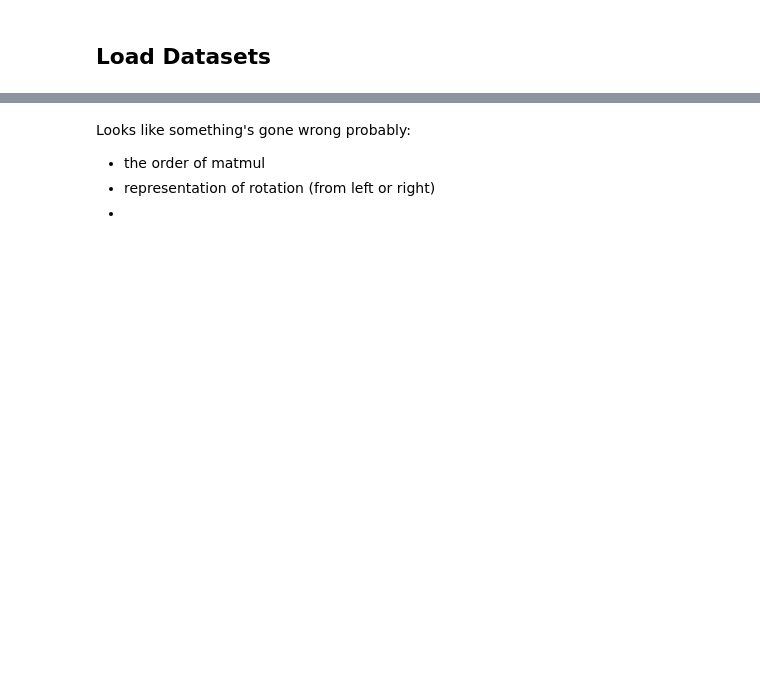
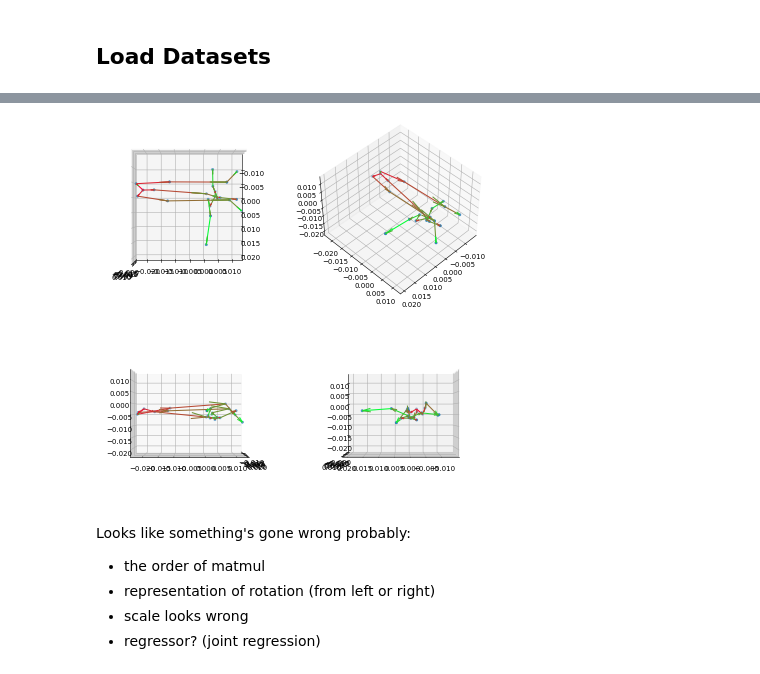
Before and after one commit to How-s-it-going/Partial2FullBodyMotion, a Jupyter notebook: examples/dataset_visualization.ipynb, the cells around one changed output, grey strips where cells are left out. Saved outputs shown, nothing was run; the diff lists cells and outputs as text; code cells hidden in the pictures; blank space fills up the shorter version.

```diff
--- a/examples/dataset_visualization.ipynb
+++ b/examples/dataset_visualization.ipynb
@@ -21,7 +51,8 @@ import dataset
 # Load and Create AMASS DS object
 amass = dataset.AMASS(
 	ds_config['amass_path'],
-	whitelist=['MPI_Limits'],
+	# whitelist=['MPI_Limits'],
+	whitelist=ds_config['whitelist'],
 	model_path=ds_config['model_filepath'],
 	framerate_adjust=ds_config['framerate_adjust'] # to adjust framerate for sequence
 	)
@@ -30,4 +61,4 @@ amass = dataset.AMASS(
 amass.ds = amass.ds[:1]
 amass.ds[0] = amass.ds[0].take(5)
 
-ds = amass.get_fullbody()
+ds= amass.get_fullbody()
@@ -54,6 +76,14 @@ plt.show()
+# %%
+a, b = ds.as_numpy_iterator().next()
+b = dataset.apply_trans(b, model['kintree_table']).numpy()[:, :3, 3]
+
+vis(b, model['kintree_table'])
+# %% [output]
+[figure, added]
 # %% [markdown]
 Looks like something's gone wrong
 probably:
 - the order of matmul
 - representation of rotation (from left or right)
--
+- scale looks wrong
+- regressor? (joint regression)
```
Also changed, not shown: parts of 4 cells of this notebook, 2 other files.
